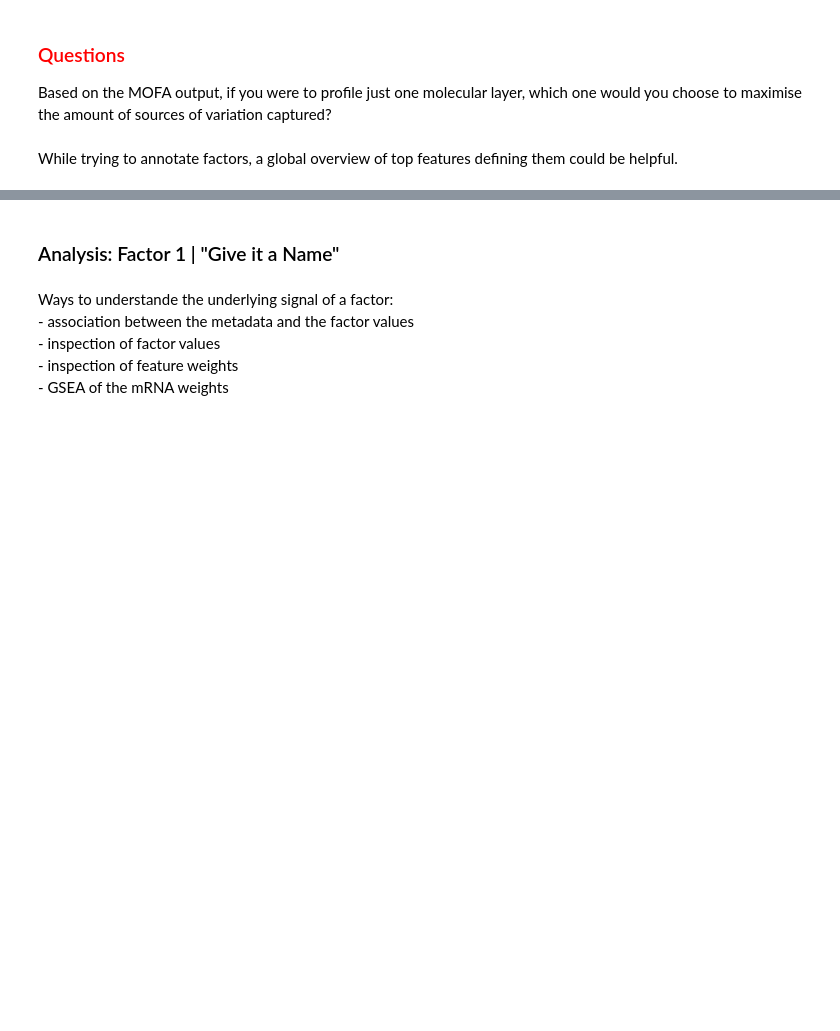
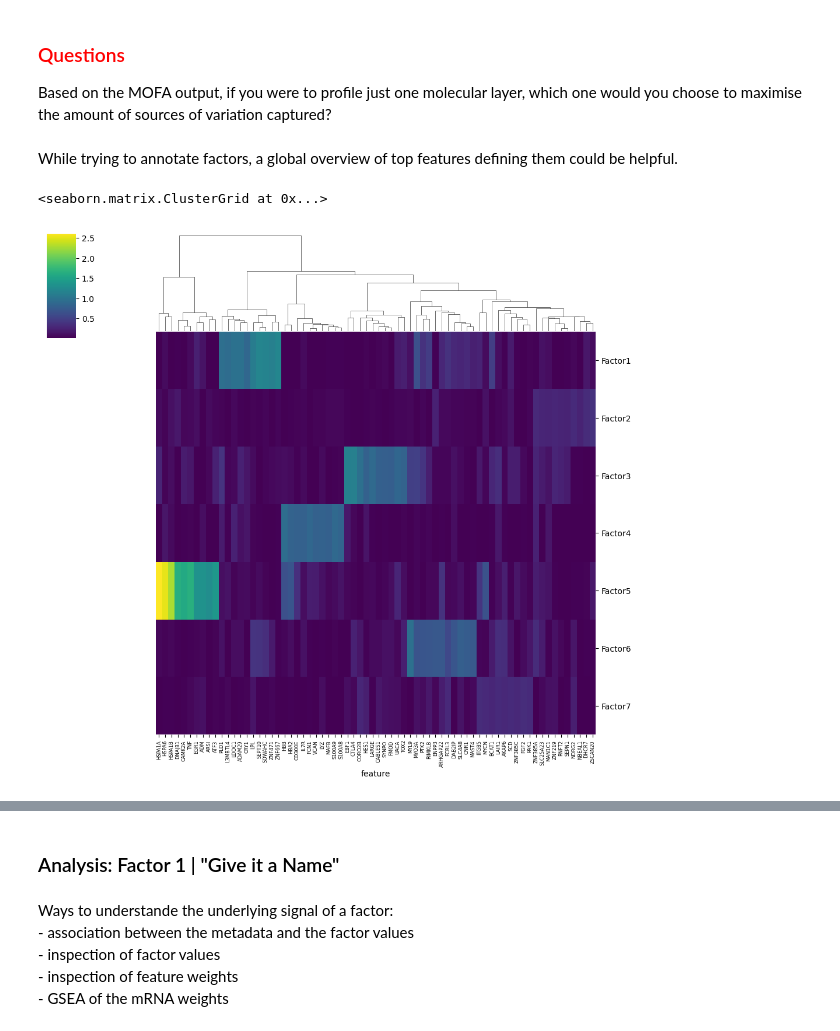
Before and after one commit to martinrohbeck/mofa-workshop, a Jupyter notebook: tutorial.ipynb, the cells around one changed output, grey strips where cells are left out. Saved outputs shown, nothing was run; the diff lists cells and outputs as text; code cells hidden in the pictures; blank space fills up the shorter version.

```diff
--- a/tutorial.ipynb
+++ b/tutorial.ipynb
@@ -196,0 +330,3 @@ mu.tl.mofa(
+# %%
+# Load the model with mofax
+model = mfx.mofa_model(f"models/cll_v3.hdf5")
@@ -208,4 +388,0 @@ mu.pl.mofa(mdata, color="IGHV")
-# %%
-# Load the model with mofax
-model = mfx.mofa_model("models/cll_v2.hdf5")
-model
@@ -249,13 +438,17 @@ While trying to annotate factors, a global overview of top features defining the
 # %%
 mfx.plot_weights_heatmap(
     model,
     # n_features=5,
+    view=0,
     factors=range(0, 7),
     xticklabels_size=6,
     w_abs=True,
     cmap="viridis",
     cluster_factors=False,
 )
+# %% [output]
+<seaborn.matrix.ClusterGrid at 0x...>
+[figure, added]
 # %%
 ax = mfx.plot_weights(
     model,
```
Also changed, not shown: parts of 66 cells of this notebook.
